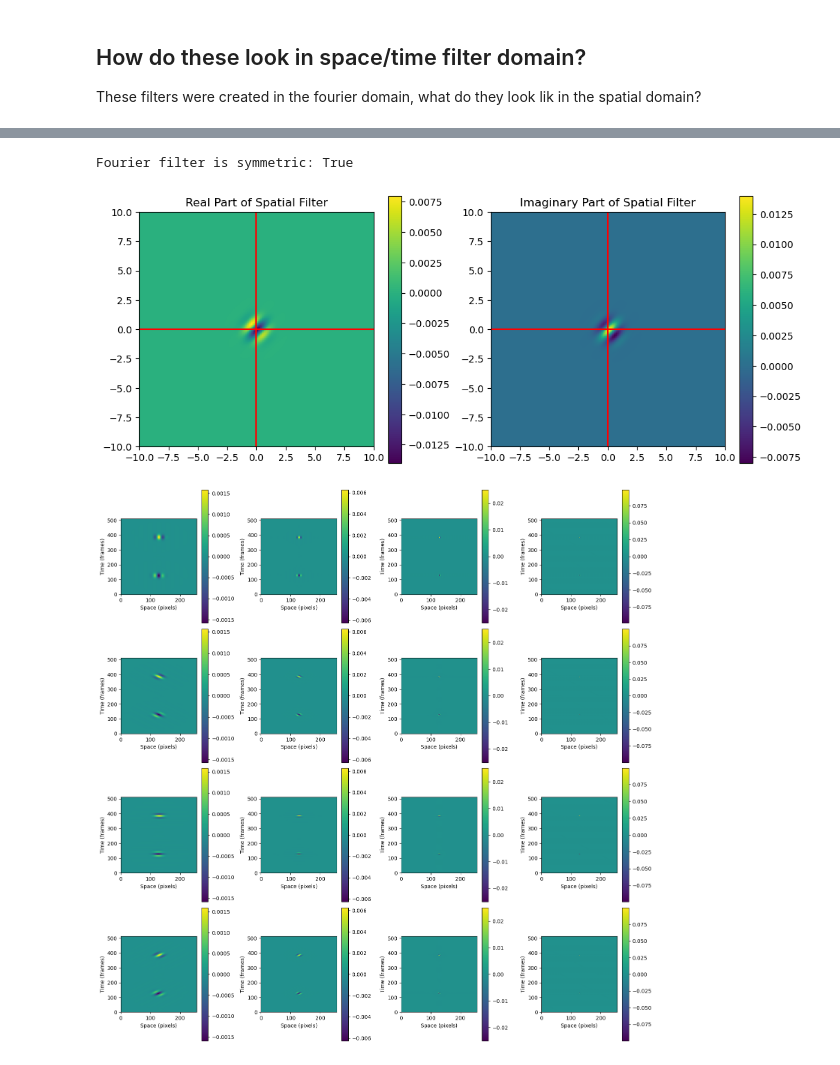
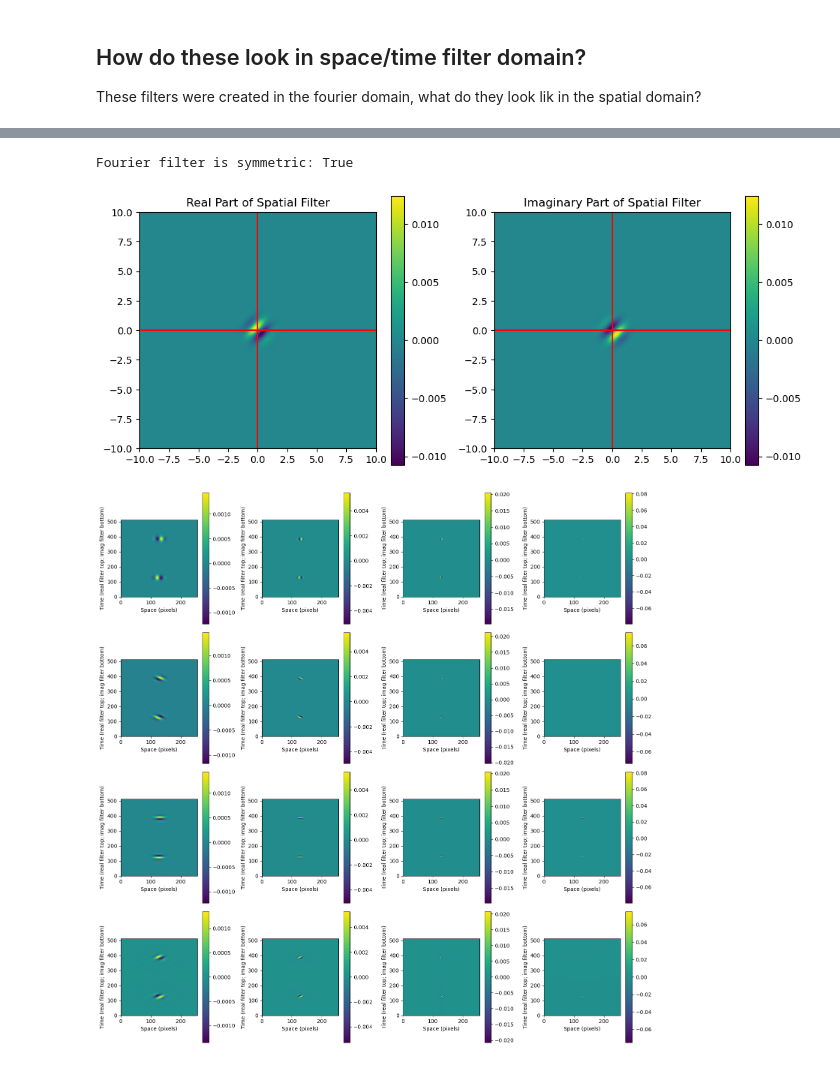
Before and after one commit to vdutell/linearfiltering, a Jupyter notebook: FreqSpaceDefinedFilers.ipynb, the cells around one changed output, grey strips where cells are left out. Drawn from its saved outputs; the diff is of its cells as text; code cells hidden in the pictures.

Commit message:
phase offsets fix

```diff
--- a/FreqSpaceDefinedFilers.ipynb
+++ b/FreqSpaceDefinedFilers.ipynb
@@ -37,10 +37,11 @@ def polar_gaussian_2d(xs,ys, scale, orientation, phase_offset=0, norm=True):
     return(filt)
 
 def quadrature_gaussian_filter(xs, ys, scale, orientation,norm=True):
-    # Real part: Gaussian with no phase shift
-    filter_real = polar_gaussian_2d(xs, ys, scale, orientation, phase_offset=3*np.pi/4,norm=True)
-    # Imaginary part: Gaussian with a 90-degree phase shift
-    filter_imag = polar_gaussian_2d(xs, ys, scale, orientation+np.pi, phase_offset=np.pi/4,norm=True)
+    #to make this look like a standard gabor, need to have phase offsets of pi/4 and 3pi/4. I'm not sure why this is.
+    # Real part: Gaussian with no phase shift in the top quadrants
+    filter_real = polar_gaussian_2d(xs, ys, scale, orientation, phase_offset=pi/4,norm=True)
+    # Imaginary part: Gaussian with a 90-degree phase shift in teh bottom quadrants
+    filter_imag = polar_gaussian_2d(xs, ys, scale, orientation+np.pi, phase_offset=3*pi/4,norm=True)
     # Combine into a complex filter
     filter = filter_real + 1j*filter_imag
     return filter
@@ -285,35 +286,35 @@ def test_filter():
 test_filter()
 # %% [output]
 Fourier filter is symmetric: True
-[figure, old version]
+[figure, new version]
 # %%
 #pick our scales & centers
 scales = [2,4,8,16]
 orientations = [0,pi/4,pi/2,3*pi/4]
 space = np.linspace(-30,30,num=256)
 time = np.linspace(-30,30,num=256)
 xs,ys = np.meshgrid(space,time)
 
 #plot these all
 fig,ax = plt.subplots(figsize=(15,15))
 for i, orientation in enumerate(orientations):
     for j, scale in enumerate(scales):
         #create filter
         fourier_footprint = quadrature_gaussian_filter(xs,ys,scale,orientation)
         filter_real, filter_imag = inverse_power_spec(fourier_footprint)
         filter_pair = np.concatenate((filter_real, filter_imag), axis=0)
         #plot it
         plt.subplot(len(orientations),len(scales),i*len(scales)+j+1, aspect=0.5)
         plt.pcolormesh(filter_pair)
         plt.colorbar()
         #plt.pcolormesh(space, time, filter, cmap='Greys_r')
         #plt.contour(xs, ys, filter, levels=[np.max(filter) / 2], colors='red', linestyles='-', linewidths=2)
         #plt.pcolormesh(space, time, filter, shading='auto',cmap='Greys_r')
         #plt.fill_between(x, y, where=((x > half_max_x1) & (x < half_max_x2)), color='gray', alpha=0.5, label='FWHM Area')
         #plt.axvline(half_max_x1, color='b', linestyle='--', label='FWHM Boundaries')
         plt.xlabel('Space (pixels)')
-        plt.ylabel('Time (frames)')
+        plt.ylabel('Time (real filter top; imag filter bottom)')
         #plt.colorbar()
         plt.tight_layout()
 # %% [output]
-[figure, old version]
+[figure, new version]
```
Also changed, not shown: parts of 1 cell of this notebook.
